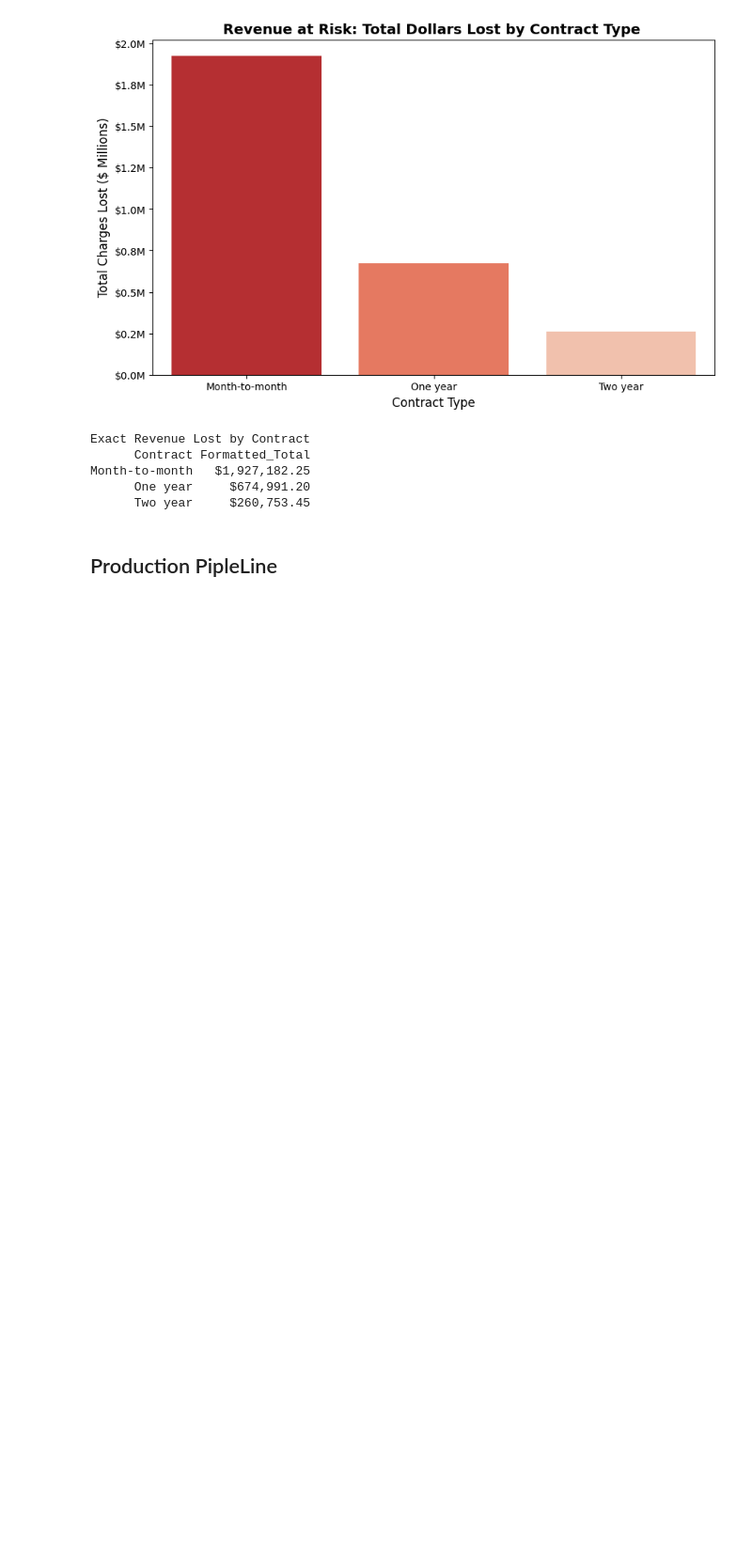
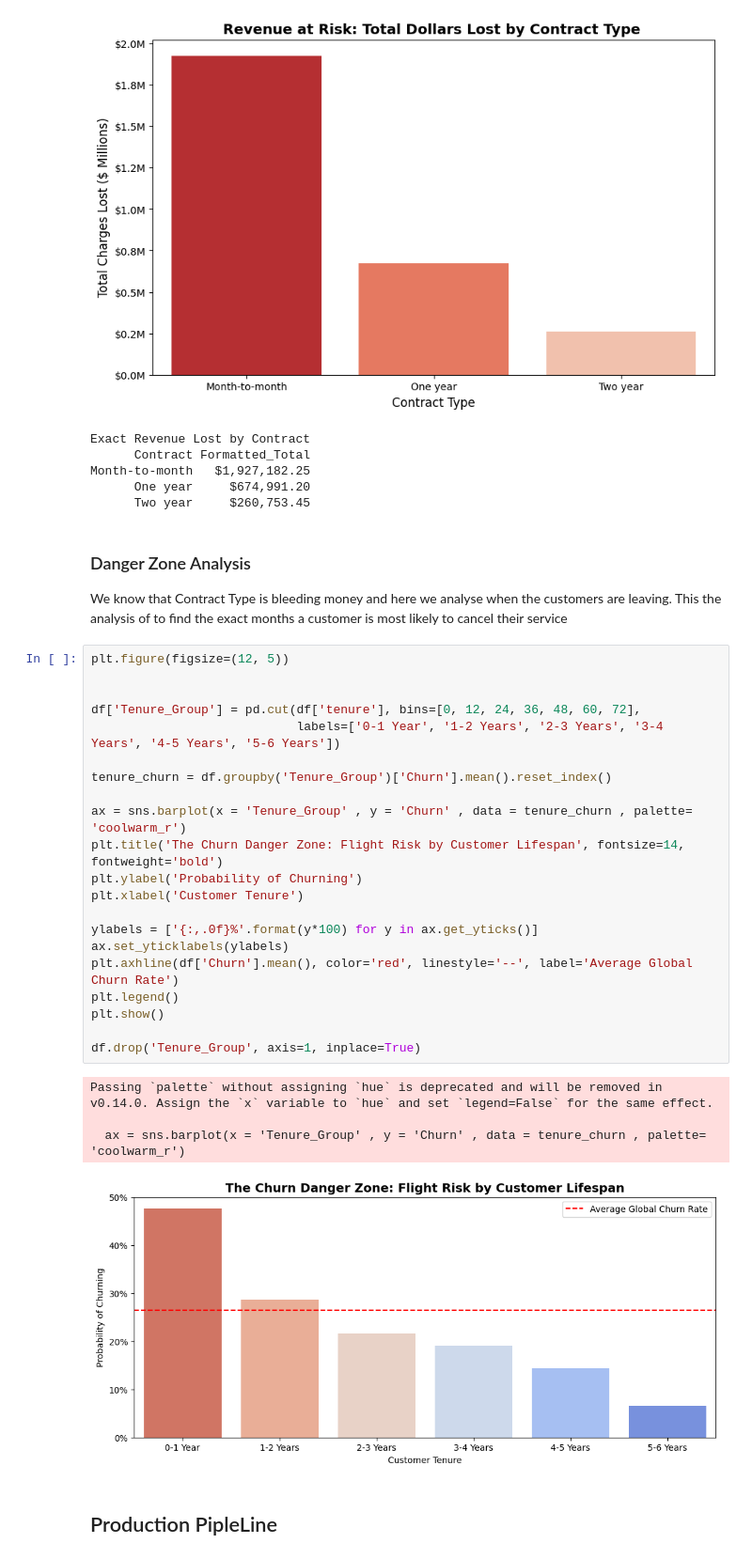
Before and after one commit to AshvinAA/ArtificialIntelligence, a Jupyter notebook: ChurnPredictionModel/model.ipynb, the cells around one changed output. Shown at 94% size. Cells and saved outputs as stored; diff of their text form; blank space fills up the shorter version.

Commit message:
completed churn prediction financial model

```diff
--- a/ChurnPredictionModel/model.ipynb
+++ b/ChurnPredictionModel/model.ipynb
@@ -69,6 +71,36 @@ Exact Revenue Lost by Contract
 Month-to-month   $1,927,182.25
       One year     $674,991.20
       Two year     $260,753.45
+# %% [markdown]
+### Danger Zone Analysis
+
+We know that Contract Type is bleeding money and here we analyse when the customers are leaving. This the analysis of to find the exact months a customer is most likely to cancel their service
+# %%
+plt.figure(figsize=(12, 5))
+
+
+df['Tenure_Group'] = pd.cut(df['tenure'], bins=[0, 12, 24, 36, 48, 60, 72],
+                            labels=['0-1 Year', '1-2 Years', '2-3 Years', '3-4 Years', '4-5 Years', '5-6 Years'])
+
+tenure_churn = df.groupby('Tenure_Group')['Churn'].mean().reset_index()
+
+ax = sns.barplot(x = 'Tenure_Group' , y = 'Churn' , data = tenure_churn , palette= 'coolwarm_r')
+plt.title('The Churn Danger Zone: Flight Risk by Customer Lifespan', fontsize=14, fontweight='bold')
+plt.ylabel('Probability of Churning')
+plt.xlabel('Customer Tenure')
+
+ylabels = ['{:,.0f}%'.format(y*100) for y in ax.get_yticks()]
+ax.set_yticklabels(ylabels)
+plt.axhline(df['Churn'].mean(), color='red', linestyle='--', label='Average Global Churn Rate')
+plt.legend()
+plt.show()
+
+df.drop('Tenure_Group', axis=1, inplace=True)
+# %% [output]
+Passing `palette` without assigning `hue` is deprecated and will be removed in v0.14.0. Assign the `x` variable to `hue` and set `legend=False` for the same effect.
+
+  ax = sns.barplot(x = 'Tenure_Group' , y = 'Churn' , data = tenure_churn , palette= 'coolwarm_r')
+[figure, added]
 # %% [markdown]
 ## Production PipleLine
 # %%
```
Also changed, not shown: parts of 30 cells of this notebook, 1 other file.
